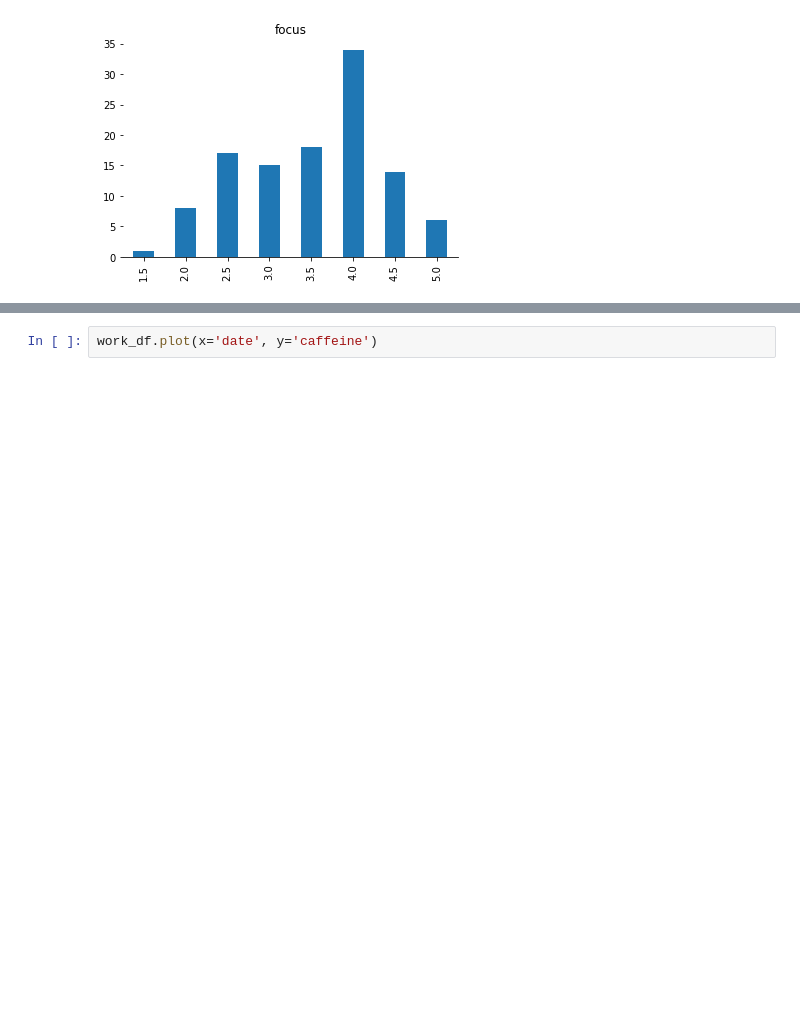
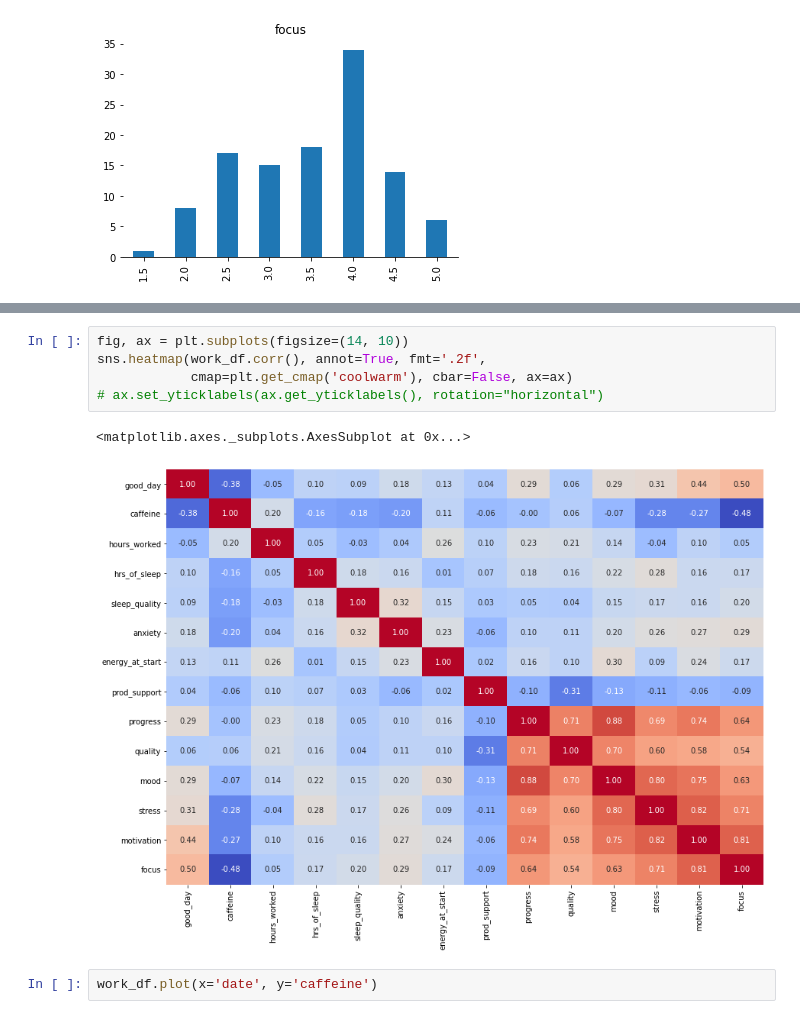
Before and after one commit to GraysonRicketts/Personal-Metrics, a Jupyter notebook: metrics-analysis/work-metrics-July-2019-April-2020.ipynb, the cells around one changed output, grey strips where cells are left out. Drawn from its saved outputs; the diff is of its cells as text; blank space fills up the shorter version.

```diff
--- a/metrics-analysis/work-metrics-July-2019-April-2020.ipynb
+++ b/metrics-analysis/work-metrics-July-2019-April-2020.ipynb
@@ -200,6 +201,14 @@ corr.style.background_gradient(cmap='coolwarm').set_precision(2)
 | stress | 0.31 | -0.28 | -0.04 | 0.28 | 0.17 | 0.26 | 0.09 | -0.11 | ... |
 | motivation | 0.44 | -0.27 | 0.10 | 0.16 | 0.16 | 0.27 | 0.24 | -0.06 | ... |
 | focus | 0.50 | -0.48 | 0.05 | 0.17 | 0.20 | 0.29 | 0.17 | -0.09 | ... |
+# %%
+fig, ax = plt.subplots(figsize=(14, 10))
+sns.heatmap(work_df.corr(), annot=True, fmt='.2f',
+            cmap=plt.get_cmap('coolwarm'), cbar=False, ax=ax)
+# ax.set_yticklabels(ax.get_yticklabels(), rotation="horizontal")
+# %% [output]
+<matplotlib.axes._subplots.AxesSubplot at 0x...>
+[figure, added]
 # %%
 work_df.plot(x='date', y='caffeine')
 # %% [output]
```
Also changed, not shown: parts of 1 cell of this notebook, 3 other files.
